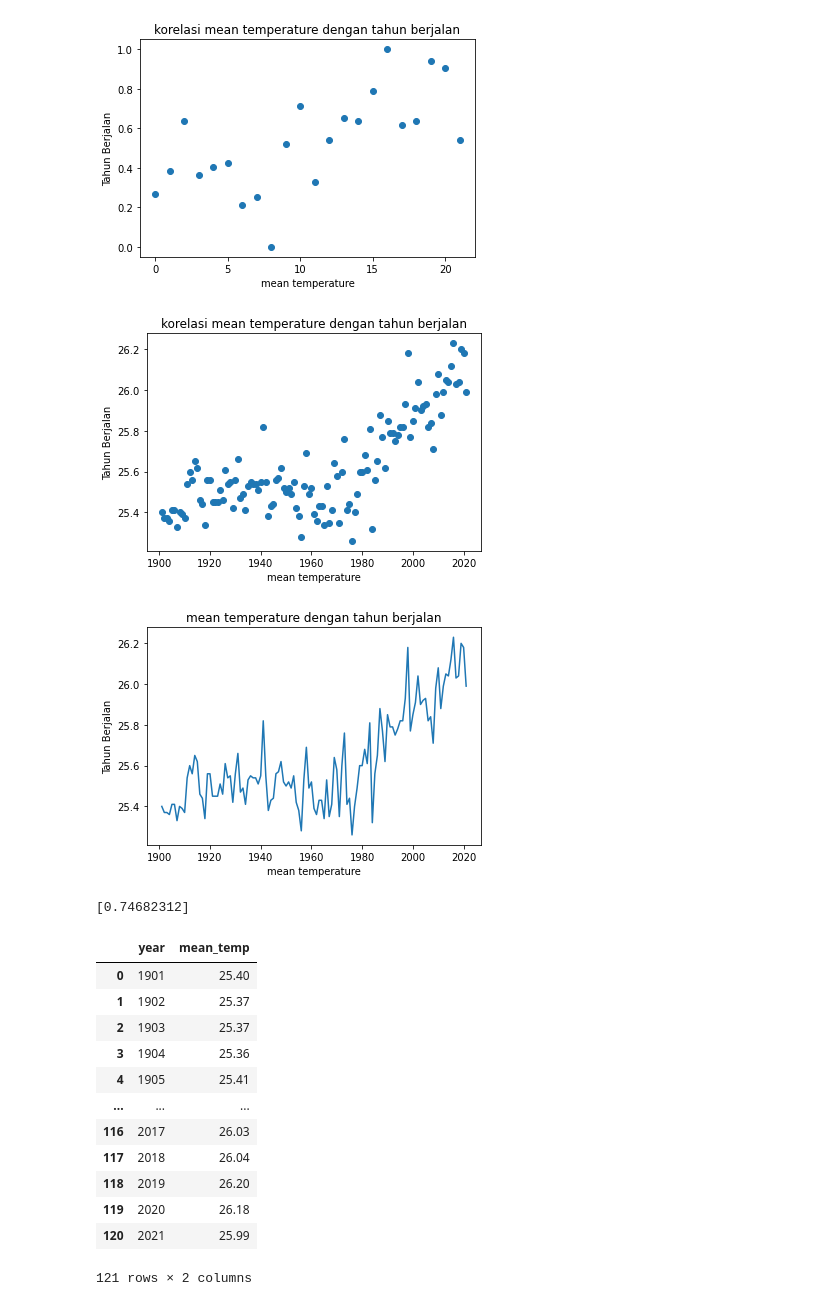
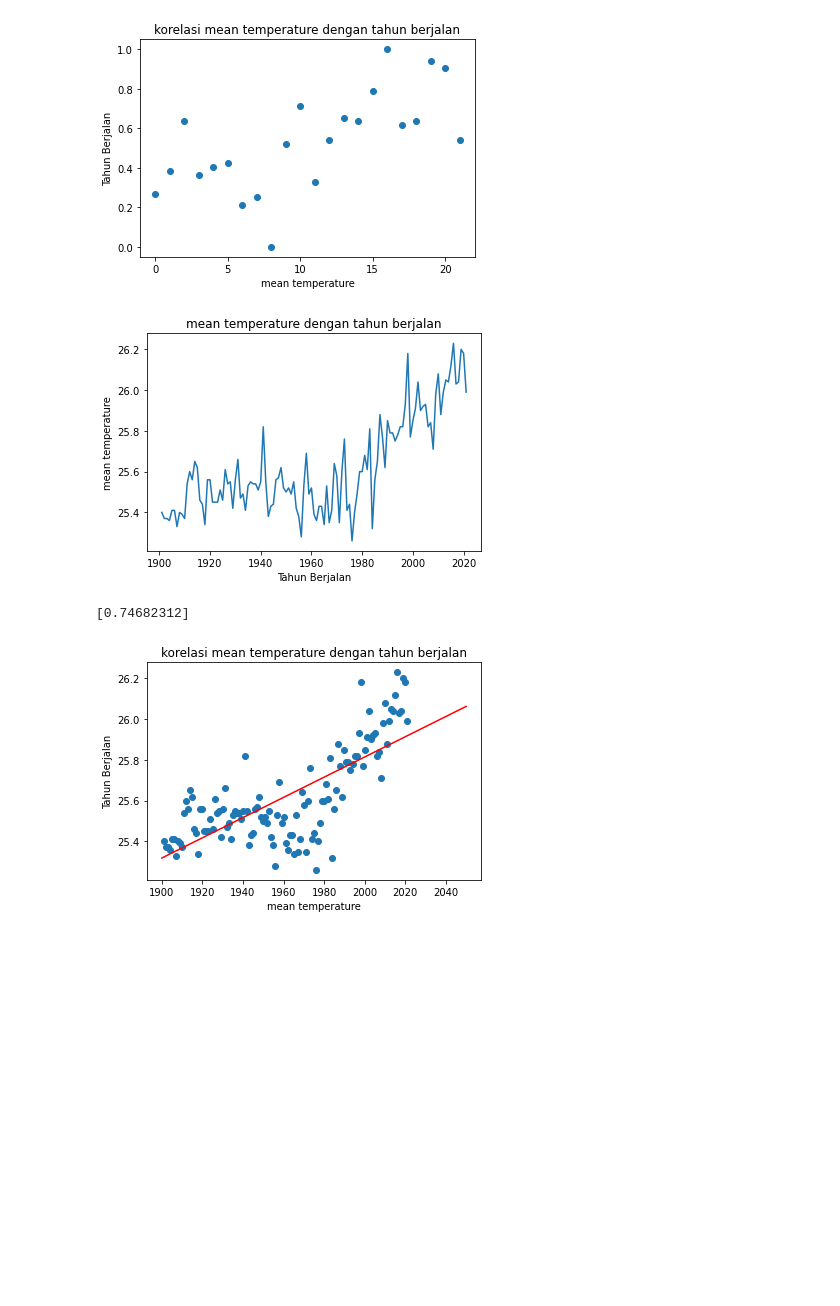
Before and after one commit to rizkydarmadi/data-pertanian, a Jupyter notebook: final.ipynb, the cells around one changed output. Drawn from its saved outputs; the diff is of its cells as text; code cells hidden in the pictures; blank space fills up the shorter version.

```diff
--- a/final.ipynb
+++ b/final.ipynb
@@ -95,51 +100,43 @@ plt.show()
 # %%
 import json
 file = open('dataset/mean_temperature.json')
 data = json.load(file)
 year = []
 mean_temperature = []
 for key,value in data.items():
     year.append(int(key))
     mean_temperature.append(float(value))
 
 mean_temp = pd.DataFrame({
     'year':year,
     'mean_temp':mean_temperature
 })
 mean_temp
-plt.scatter(x=mean_temp['year'],y=mean_temp['mean_temp'])
-plt.xlabel('mean temperature')
-plt.ylabel('Tahun Berjalan')
-plt.title('korelasi mean temperature dengan tahun berjalan')
-plt.show()
 
 plt.plot(mean_temp['year'],mean_temp['mean_temp'])
-plt.xlabel('mean temperature')
-plt.ylabel('Tahun Berjalan')
+plt.xlabel('Tahun Berjalan')
+plt.ylabel('mean temperature')
 plt.title('mean temperature dengan tahun berjalan')
 plt.show()
 
 x = mean_temp['year'].values.reshape(-1,1)
 y = mean_temp['mean_temp'].values.reshape(-1,1)
 
 print(feature_selection.r_regression(x,y))
 
+model_2 = LinearRegression()
+model_2.fit(x,mean_temp['mean_temp'])
 
-mean_temp
+x_vis = np.array([1900,2050]).reshape(-1,1)
+y_vis = model_2.predict(x_vis)
+
+plt.scatter(x=mean_temp['year'],y=mean_temp['mean_temp'])
+plt.plot(x_vis,y_vis,'-r')
+plt.xlabel('mean temperature')
+plt.ylabel('Tahun Berjalan')
+plt.title('korelasi mean temperature dengan tahun berjalan')
+plt.show()
 # %% [output]
-[figure, old version]
+[figure, new version]
+[0.74682312]
-[figure, old version]
+[figure, new version]
-[0.74682312]
-|  | year | mean_temp |
-| 0 | 1901 | 25.40 |
-| 1 | 1902 | 25.37 |
-| 2 | 1903 | 25.37 |
-| 3 | 1904 | 25.36 |
-| 4 | 1905 | 25.41 |
-| ... | ... | ... |
-| 116 | 2017 | 26.03 |
-| 117 | 2018 | 26.04 |
-| 118 | 2019 | 26.20 |
-| 119 | 2020 | 26.18 |
-| 120 | 2021 | 25.99 |
-121 rows × 2 columns
```
Also changed, not shown: parts of 2 cells of this notebook, 3 other files.
